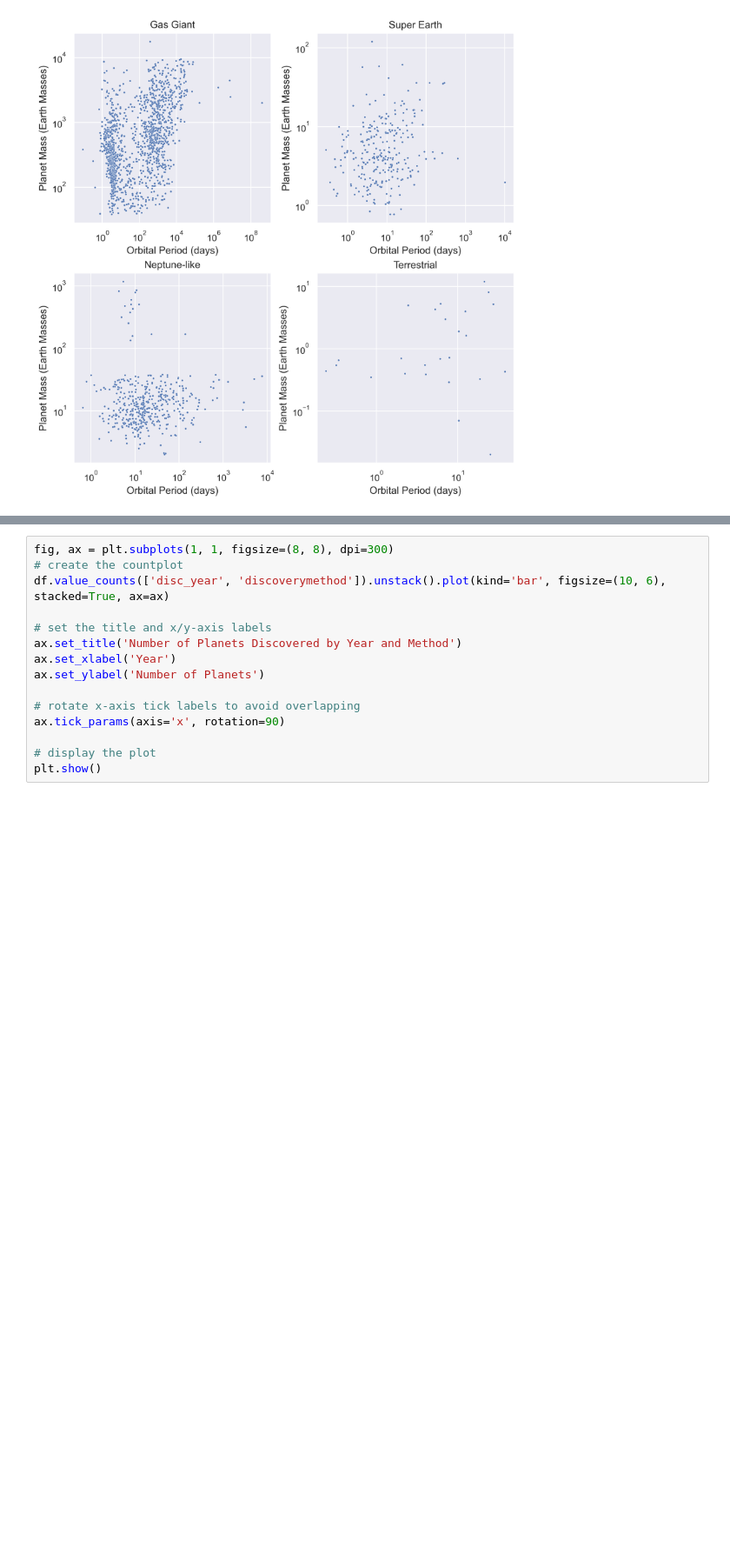
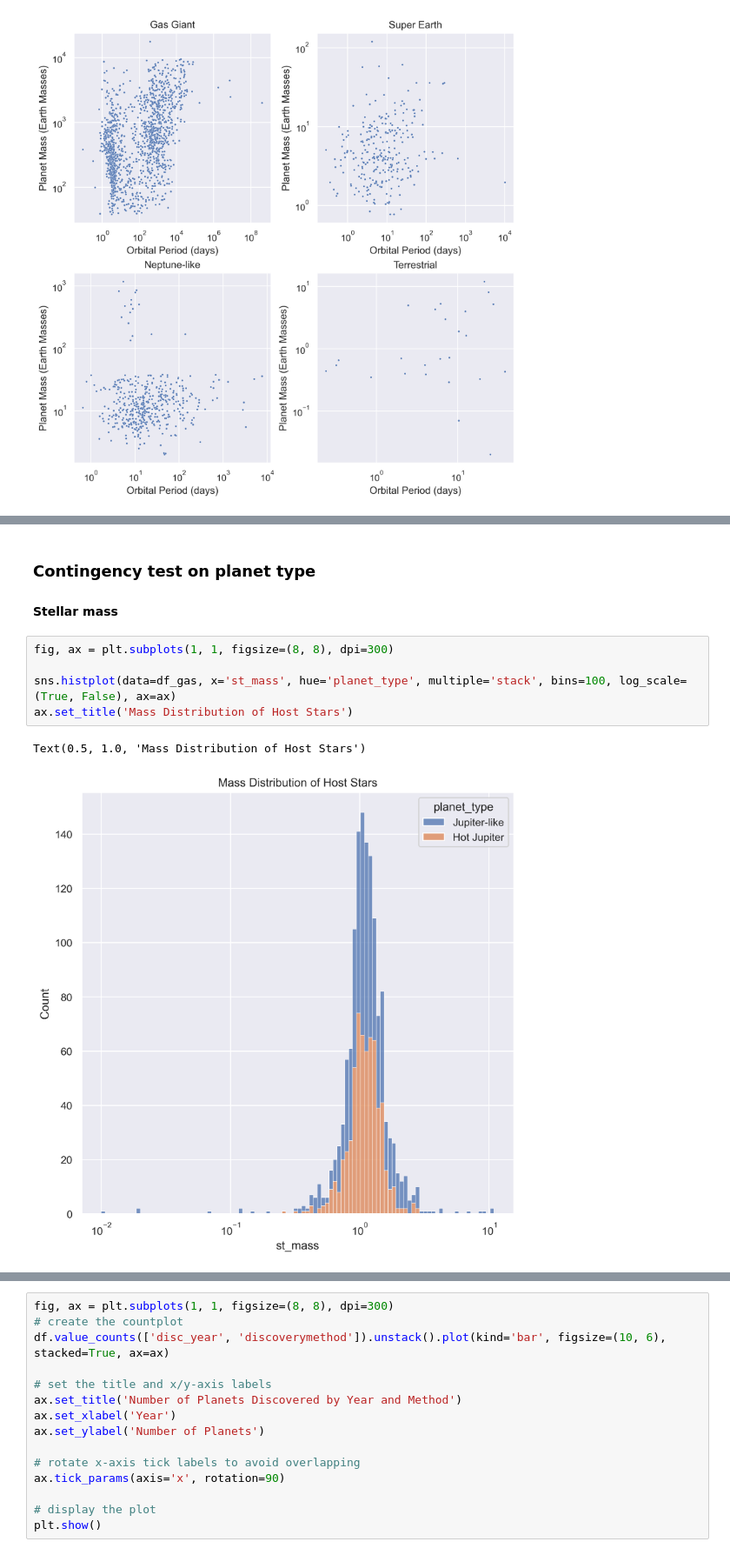
Before and after one commit to Wang-Zhongwei/Exoplanets, a Jupyter notebook: eda.ipynb, the cells around one changed output, grey strips where cells are left out. Shown at 87% size. Cells and saved outputs as stored; diff of their text form; blank space fills up the shorter version.

Commit message:
contingency test in eda

```diff
--- a/eda.ipynb
+++ b/eda.ipynb
@@ -212,0 +236,11 @@ The above findings are contradictory to our solar system. This could be result o
+# %% [markdown]
+### Contingency test on planet type
+#### Stellar mass
+# %%
+fig, ax = plt.subplots(1, 1, figsize=(8, 8), dpi=300)
+
+sns.histplot(data=df_gas, x='st_mass', hue='planet_type', multiple='stack', bins=100, log_scale=(True, False), ax=ax)
+ax.set_title('Mass Distribution of Host Stars')
+# %% [output]
+Text(0.5, 1.0, 'Mass Distribution of Host Stars')
+[figure, added]
```
Also changed, not shown: parts of 37 cells of this notebook, 2 other files.
